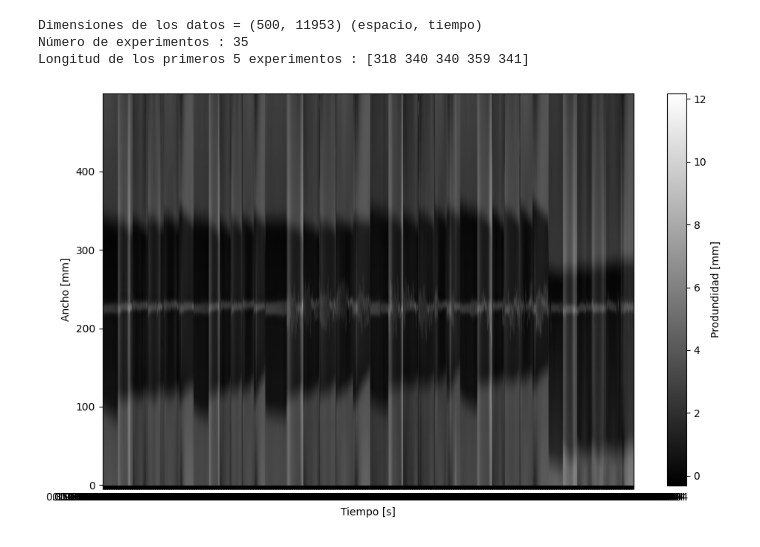
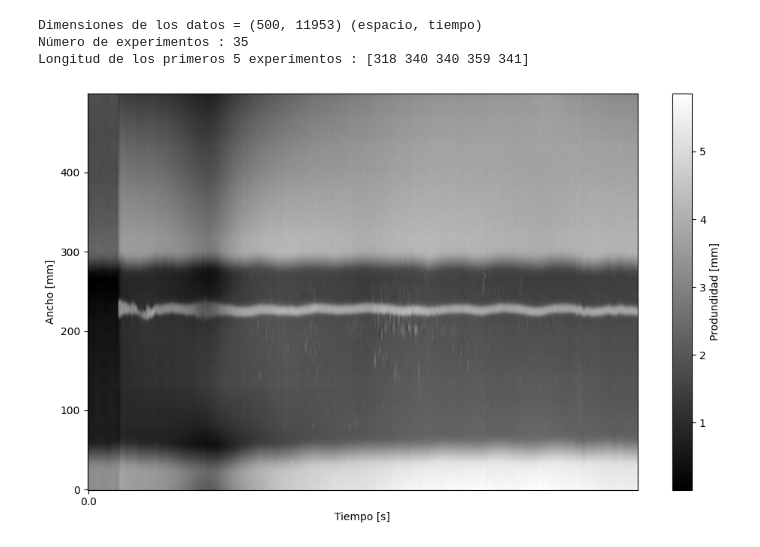
Before and after one commit to alfredorguez/CCODA, a Jupyter notebook: docs/notebooks.ipynb, the cells around one changed output. Drawn from its saved outputs; the diff is of its cells as text; code cells hidden in the pictures.

```diff
--- a/docs/notebooks.ipynb
+++ b/docs/notebooks.ipynb
@@ -29,7 +30,11 @@ print(f"Longitud de los primeros 5 experimentos : {sizeExp[:5]}")
 Dimensiones de los datos = (500, 11953) (espacio, tiempo)
 Número de experimentos : 35
 Longitud de los primeros 5 experimentos : [318 340 340 359 341]
-# %%
-visualizarPerfiles(X.T, colormap='gray')
-# %% [output]
-[figure, removed]
+# %%
+XX, UU = obtenerExperimento(X,U,sizeExp,35)
+visualizarPerfiles(XX, colormap='gray')
+
+# En experimento 2, 30, 34 hay una burbuja de aire
+# En experimento 13, 14, 15, 16, 17, 19, 20, 21, 22, 23, 25, 26, 27, 28, 29 hay flujo inestable
+# %% [output]
+[figure, added]
```
Also changed, not shown: parts of 1 cell of this notebook, 2 other files.
